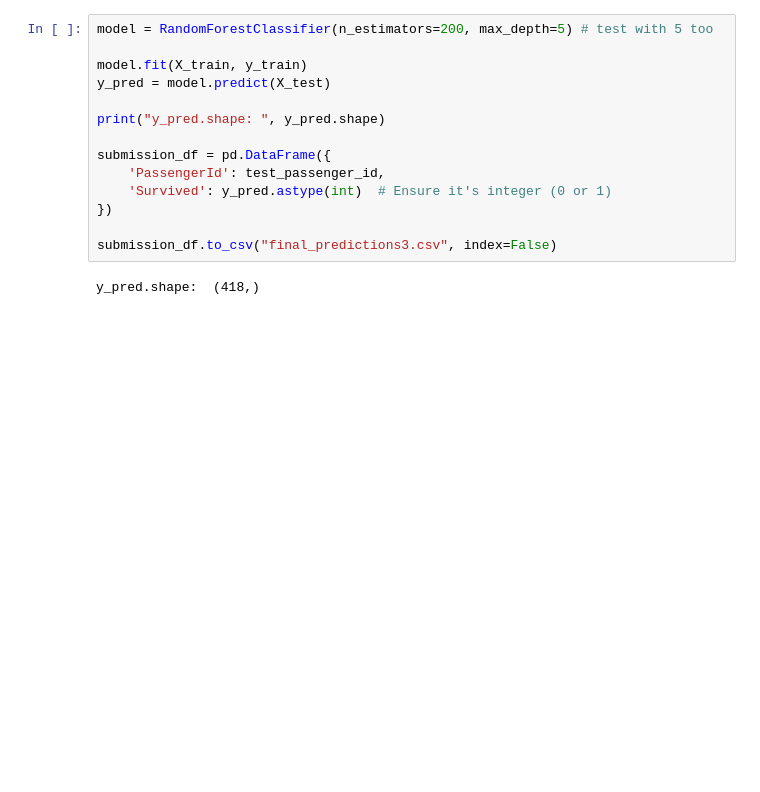
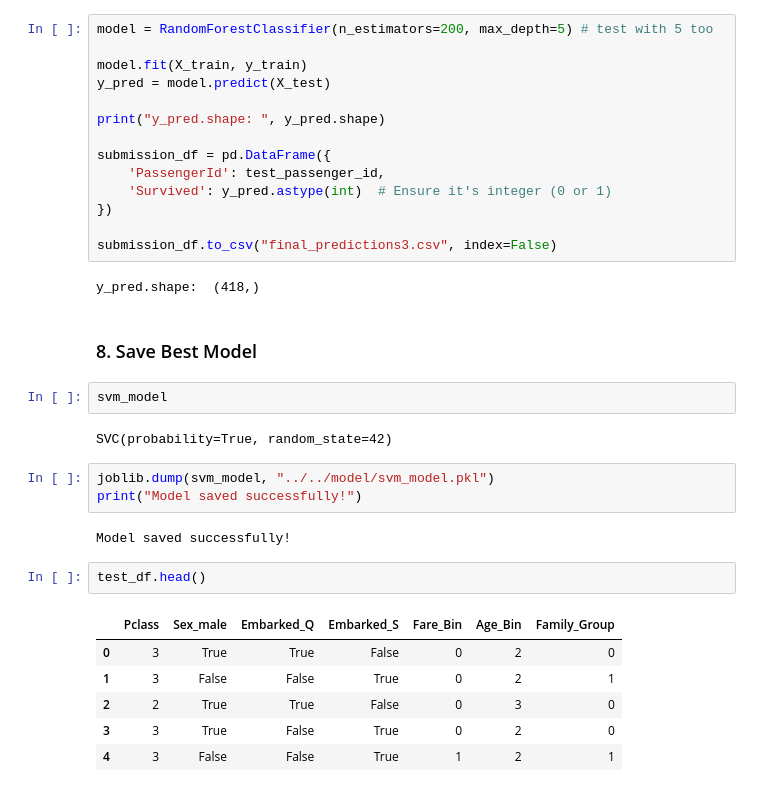
Before and after one commit to Pandey23000Om/titanic-ml-deployment, a Jupyter notebook: notebooks/2-simple-impute-collection/predictive_analysis.ipynb, the cells around one changed output. Drawn from its saved outputs; the diff is of its cells as text; blank space fills up the shorter version.

```diff
--- a/notebooks/2-simple-impute-collection/predictive_analysis.ipynb
+++ b/notebooks/2-simple-impute-collection/predictive_analysis.ipynb
@@ -865,3 +866,23 @@ submission_df = pd.DataFrame({
 submission_df.to_csv("final_predictions3.csv", index=False)
 # %% [output]
 y_pred.shape:  (418,)
+# %% [markdown]
+### 8. Save Best Model
+# %%
+svm_model
+# %% [output]
+SVC(probability=True, random_state=42)
+# %%
+joblib.dump(svm_model, "../../model/svm_model.pkl")
+print("Model saved successfully!")
+# %% [output]
+Model saved successfully!
+# %%
+test_df.head()
+# %% [output]
+|  | Pclass | Sex_male | Embarked_Q | Embarked_S | Fare_Bin | Age_Bin | Family_Group |
+| 0 | 3 | True | True | False | 0 | 2 | 0 |
+| 1 | 3 | False | False | True | 0 | 2 | 1 |
+| 2 | 2 | True | True | False | 0 | 3 | 0 |
+| 3 | 3 | True | False | True | 0 | 2 | 0 |
+| 4 | 3 | False | False | True | 1 | 2 | 1 |
```
Also changed, not shown: parts of 1 cell of this notebook, 5 other files.
